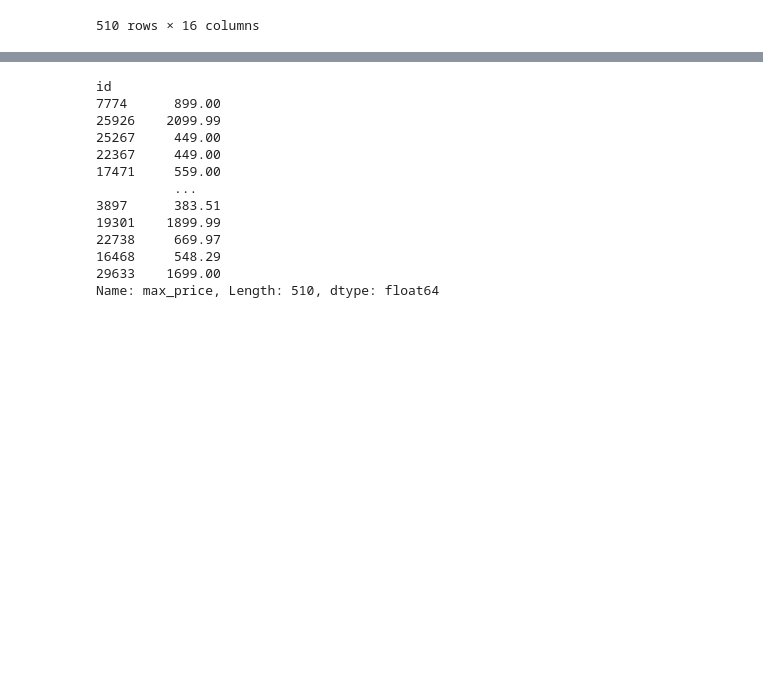
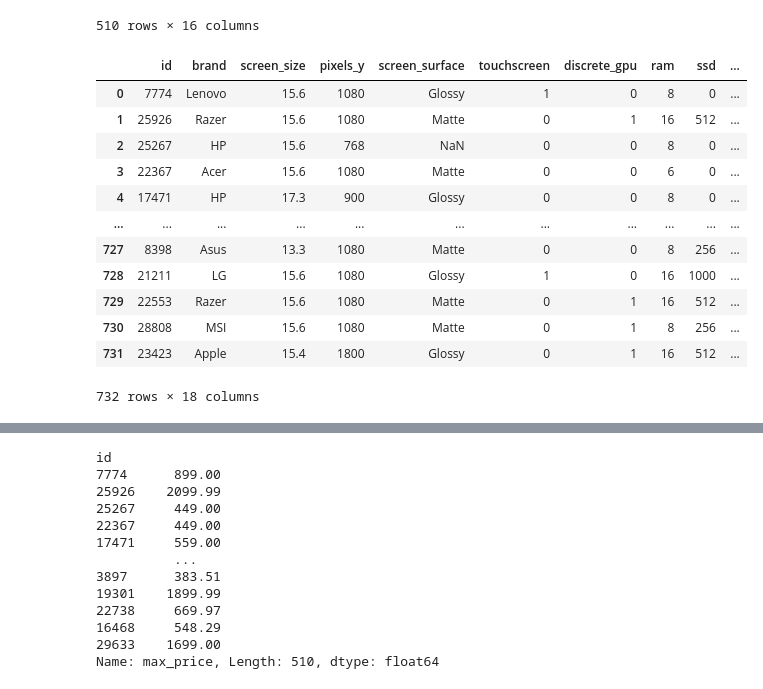
Before and after one commit to jeroenfr/ComputerPriceRange, a Jupyter notebook: Task2_steven.ipynb, the cells around one changed output, grey strips where cells are left out. Saved outputs shown, nothing was run; the diff lists cells and outputs as text; code cells hidden in the pictures; blank space fills up the shorter version.

```diff
--- a/Task2_steven.ipynb
+++ b/Task2_steven.ipynb
@@ -2,8 +2,8 @@
 import pandas as pd
 import numpy as np
 # %%
-data = pd.read_csv('train.csv')
-data_test = pd.read_csv('test.csv')
+data = pd.read_csv('Data/train.csv')
+data_test = pd.read_csv('Data/test.csv')
 # %%
 data.pixels_y = data.pixels_y.astype('int64')
 # %%
@@ -48,6 +48,16 @@ data_s
 | 508 | 16468 | HP | 17.3 | 900 | Glossy | 0 | Intel Core i5 | 0 | Intel HD 620 | ... |
 | 509 | 29633 | Other | 15.6 | 1080 | Matte | 0 | Intel Core i7 | 1 | NVIDIA GeForce RTX 2070 | ... |
 510 rows × 16 columns
+# %%
+def reformat(df):
+    df_pp = df.copy()
+    df_pp["cpu_brand"] = df_pp.cpu.str.split(n=1).str[0]
+    df_pp["cpu_type"] = df_pp.cpu.str.split(n=1).str[1]
+    df_pp["gpu_brand"] = df_pp.gpu.str.split(n=1).str[0]
+    df_pp["gpu_series"] = df_pp.gpu.str.split(n=2).str[1]
+    df_pp["os_type"] = df_pp.os_details.str.split(n=1).str[1]
+    df_pp = df_pp.drop(columns=["os_details", "cpu", "gpu", "os_details"])
+    return df_pp
 # %%
 def process_onehot(df, list_values):
     transformed_df = pd.DataFrame()
@@ -65,0 +88,20 @@ processed_data_test = process_onehot(data_test, ['screen_surface'])
+# %%
+data_s = reformat(data_s)
+data_test_s = reformat(data_test_s)
+# %%
+data_t = pd.concat([data_s, data_test_s]).reset_index(drop=True)
+data_t
+# %% [output]
+|  | id | brand | screen_size | pixels_y | screen_surface | touchscreen | discrete_gpu | ram | ssd | ... |
+| 0 | 7774 | Lenovo | 15.6 | 1080 | Glossy | 1 | 0 | 8 | 0 | ... |
+| 1 | 25926 | Razer | 15.6 | 1080 | Matte | 0 | 1 | 16 | 512 | ... |
+| 2 | 25267 | HP | 15.6 | 768 | NaN | 0 | 0 | 8 | 0 | ... |
+| 3 | 22367 | Acer | 15.6 | 1080 | Matte | 0 | 0 | 6 | 0 | ... |
+| 4 | 17471 | HP | 17.3 | 900 | Glossy | 0 | 0 | 8 | 0 | ... |
+| ... | ... | ... | ... | ... | ... | ... | ... | ... | ... | ... |
+| 727 | 8398 | Asus | 13.3 | 1080 | Matte | 0 | 0 | 8 | 256 | ... |
+| 728 | 21211 | LG | 15.6 | 1080 | Glossy | 1 | 0 | 16 | 1000 | ... |
+| 729 | 22553 | Razer | 15.6 | 1080 | Matte | 0 | 1 | 16 | 512 | ... |
+| 730 | 28808 | MSI | 15.6 | 1080 | Matte | 0 | 1 | 8 | 256 | ... |
+| 731 | 23423 | Apple | 15.4 | 1800 | Glossy | 0 | 1 | 16 | 512 | ... |
+732 rows × 18 columns
```
Also changed, not shown: parts of 31 cells of this notebook, 1 other file.
